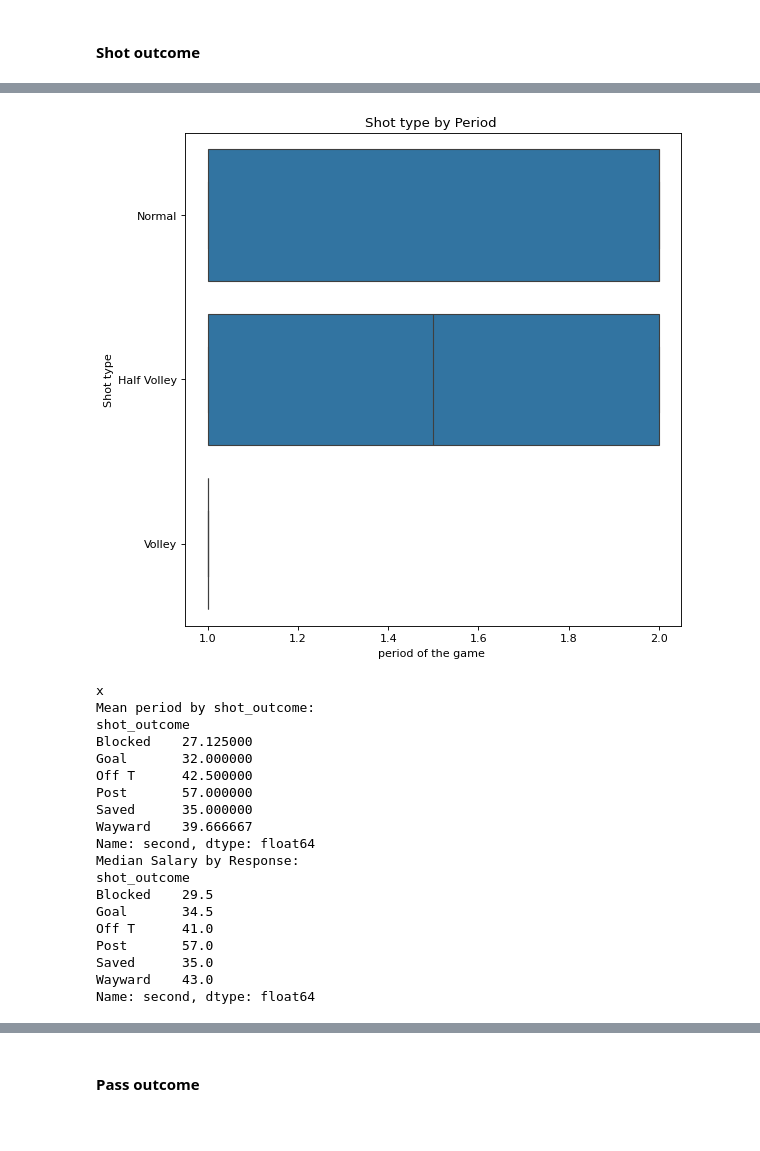
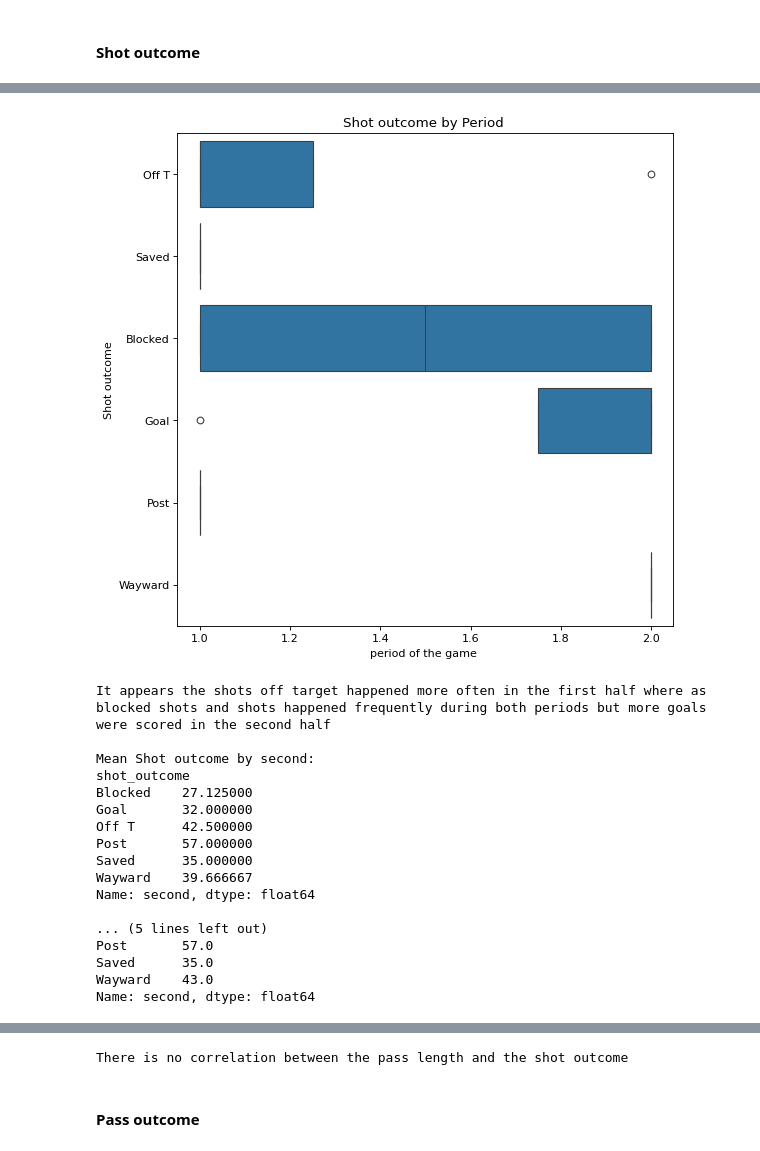
Before and after one commit to NojusMat/DataScience_CA2, a Jupyter notebook: NojusMatuseviciusDAProject.ipynb, the cells around one changed output, grey strips where cells are left out. Drawn from its saved outputs; the diff is of its cells as text; code cells hidden in the pictures.

```diff
--- a/NojusMatuseviciusDAProject.ipynb
+++ b/NojusMatuseviciusDAProject.ipynb
@@ -1889,7 +2129,7 @@ print("Mean Shot outcome by minute:")
 mean_shot_outcome_minute=filtered_shot_outcome.groupby('shot_outcome')['minute'].mean()
 print(mean_shot_outcome_minute)
 
-print("Median Shot outcome by minute:")
+print("\nMedian Shot outcome by minute:")
 print(filtered_shot_outcome.groupby('shot_outcome')['minute'].median())
 
 #plot the boxplot of Shot outcome by minute
@@ -1908,7 +2148,7 @@ plt.title("Shot outcome by minute ")
 plt.xlabel("Minute of the game ")
 plt.ylabel("Shot outcome")
 plt.show()
-print("X")
+print("Shots off target occur more frequently in the first half. While saves tend to be made earlier in the game \n blocks occur throughout the game\nshots are taken during the whole game while there is a noticeable wayward shot occurrence during the end of the second half")
 
 
 
@@ -1919,7 +2159,7 @@ print("Mean Shot outcome by period:")
 mean_shot_outcome_period=filtered_shot_outcome.groupby('shot_outcome')['period'].mean()
 print(mean_shot_outcome_period)
 
-print("Median Shot outcome by Period:")
+print("\nMedian Shot outcome by Period:")
 print(filtered_shot_outcome.groupby('shot_outcome')['period'].median())
 
 #plot the boxplot of Shot outcome by period
@@ -1938,19 +2178,19 @@ plt.title("Shot outcome by Period ")
 plt.xlabel("period of the game ")
 plt.ylabel("Shot outcome")
 plt.show()
-print("x")
+print("It appears the shots off target happened more often in the first half where as blocked shots and shots happened frequently during both periods but more goals were scored in the second half\n")
 
 
 #________________________________________Shot outcome by second _______________________________________________________
 
- #Investigate shot technique and minute columns from our dataset.
+ #Investigate shot outcome and minute columns from our dataset.
 
 #groupby the response to find the mean and median of the Shot outcome with second separately.
 print("Mean Shot outcome by second:")
 mean_shot_outcome_second=filtered_shot_outcome.groupby('shot_outcome')['second'].mean()
 print(mean_shot_outcome_second)
 
-print("Median Shot outcome by Second:")
+print("\nMedian Shot outcome by Second:")
 print(filtered_shot_outcome.groupby('shot_outcome')['second'].median())
 
 #plot the boxplot of Shot outcome by second
@@ -1969,5 +2209,34 @@ plt.title("Shot outcome by second ")
 plt.xlabel("second of the game ")
 plt.ylabel("Shot outcome")
 plt.show()
-print("x")
+print("Shots that are off target or irregular have a higher frequency of happening in the later stage of the minute \n Goals occurred around the 25 to 40 second mark \n Shots blocked occurred frequently during the game \n")
+
+
+#________________________________________shot outcome by pass length _______________________________________________________
+ #Investigate shot outcome and pass length  columns from our dataset.
+
+#groupby the response to find the mean and median of the shot outcome with pass length  separately.
+print("Mean Shot outcome by Pass length :")
+mean_shot_outcome_by_pass_length=filtered_shot_outcome.groupby('shot_outcome')['pass_length'].mean()
+print(mean_shot_outcome_by_pass_length)
+
+print("\nMedian Shot outcome by pass length :")
+print(filtered_shot_outcome.groupby('shot_outcome')['pass_length'].median())
+
+#plot the boxplot of shot outcome by pass length
+plt.scatter(filtered_shot_outcome['shot_outcome'],filtered_shot_outcome['pass_length'])
+plt.title("Shot outcome by pass length")
+plt.xlabel("Shot outcome ")
+plt.ylabel("Pass length  ")
+plt.show()
+
+
+# display the boxplot of shot outcome by pass length
+figure(num=None, figsize=(8, 8), dpi=80, facecolor='w', edgecolor='k')
+sns.boxplot(x=filtered_shot_outcome['pass_length'], y=filtered_shot_outcome['shot_outcome'])
+plt.title("Shot outcome by pass length ")
+plt.xlabel("Pass length  ")
+plt.ylabel("Shot outcome")
+plt.show()
+print("There is no correlation between the pass length and the shot outcome\n")
 # %% [output]
@@ -2009,11 +2277,12 @@ Off T      1.0
 Post       1.0
 Saved      1.0
 Wayward    2.0
 Name: period, dtype: float64
 [figure]
-[figure, old version]
+[figure, new version]
-x
-Mean period by shot_outcome:
+It appears the shots off target happened more often in the first half where as blocked shots and shots happened frequently during both periods but more goals were scored in the second half
+
+Mean Shot outcome by second:
 shot_outcome
 Blocked    27.125000
 Goal       32.000000
@@ -2022,11 +2291,8 @@ Post       57.000000
 Saved      35.000000
 Wayward    39.666667
 Name: second, dtype: float64
-Median Salary by Response:
-shot_outcome
-Blocked    29.5
-Goal       34.5
-Off T      41.0
+
+... (5 lines left out)
 Post       57.0
 Saved      35.0
 Wayward    43.0
@@ -2037,3 +2321,4 @@ x
+There is no correlation between the pass length and the shot outcome
 # %% [markdown]
 #### Pass outcome
 # %%
```
Also changed, not shown: parts of 12 cells of this notebook, 1 other file.
